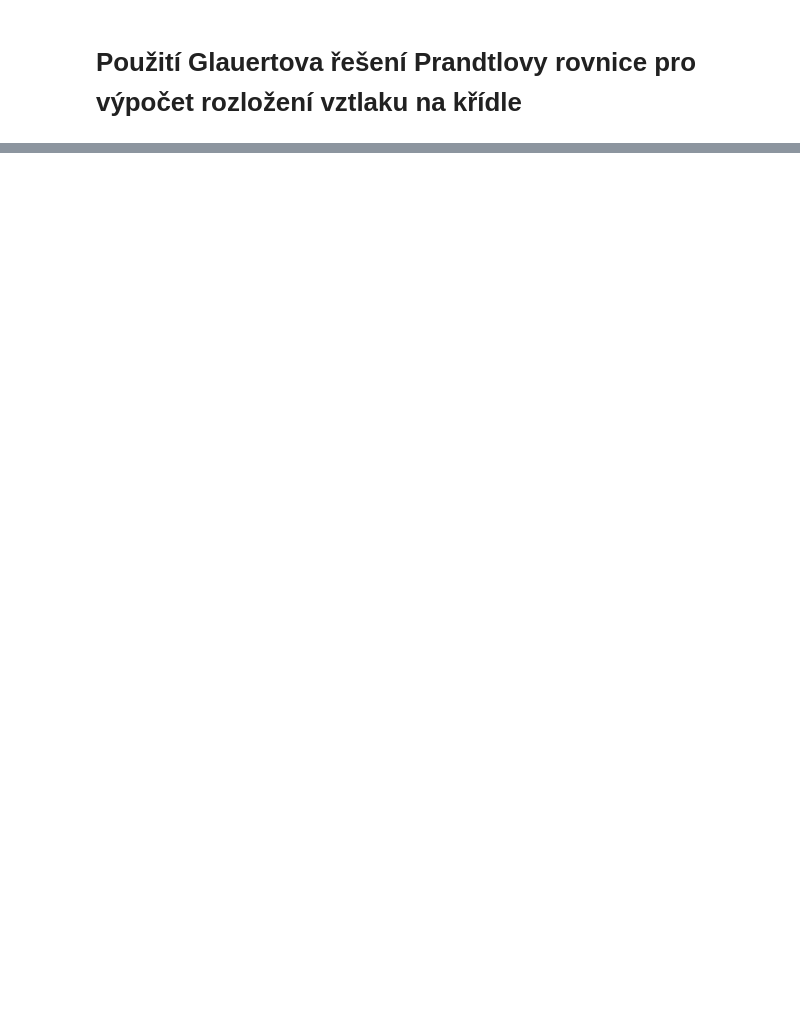
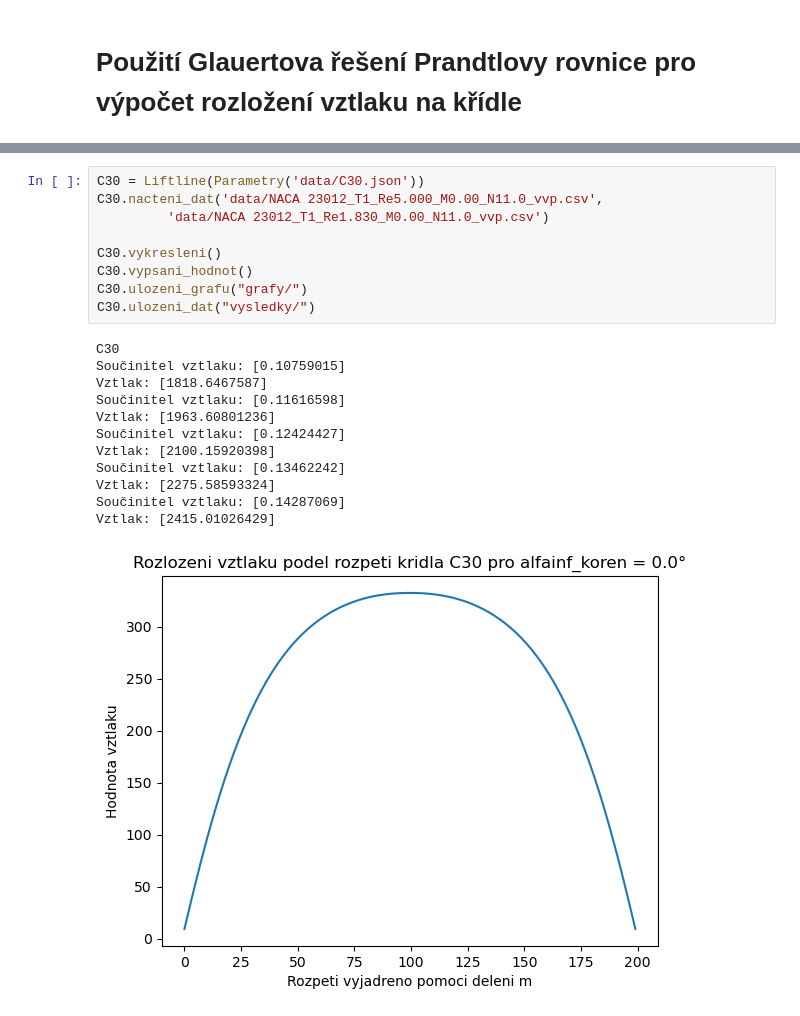
Before and after one commit to POL0448/VVP_projekt, a Jupyter notebook: examples.ipynb, the cells around one changed output, grey strips where cells are left out. Cells and saved outputs as stored; diff of their text form; blank space fills up the shorter version.

```diff
--- a/examples.ipynb
+++ b/examples.ipynb
@@ -17,0 +47,22 @@ ImportError: cannot import name 'vypocty_trida' from 'funkce' (unknown location)
+# %%
+C30 = Liftline(Parametry('data/C30.json'))
+C30.nacteni_dat('data/NACA 23012_T1_Re5.000_M0.00_N11.0_vvp.csv',
+         'data/NACA 23012_T1_Re1.830_M0.00_N11.0_vvp.csv')
+
+C30.vykresleni()
+C30.vypsani_hodnot()
+C30.ulozeni_grafu("grafy/")
+C30.ulozeni_dat("vysledky/")
+# %% [output]
+C30
+Součinitel vztlaku: [0.10759015]
+Vztlak: [1818.6467587]
+Součinitel vztlaku: [0.11616598]
+Vztlak: [1963.60801236]
+Součinitel vztlaku: [0.12424427]
+Vztlak: [2100.15920398]
+Součinitel vztlaku: [0.13462242]
+Vztlak: [2275.58593324]
+Součinitel vztlaku: [0.14287069]
+Vztlak: [2415.01026429]
+[figure, added]
```
Also changed, not shown: parts of 5 cells of this notebook, 34 other files.
